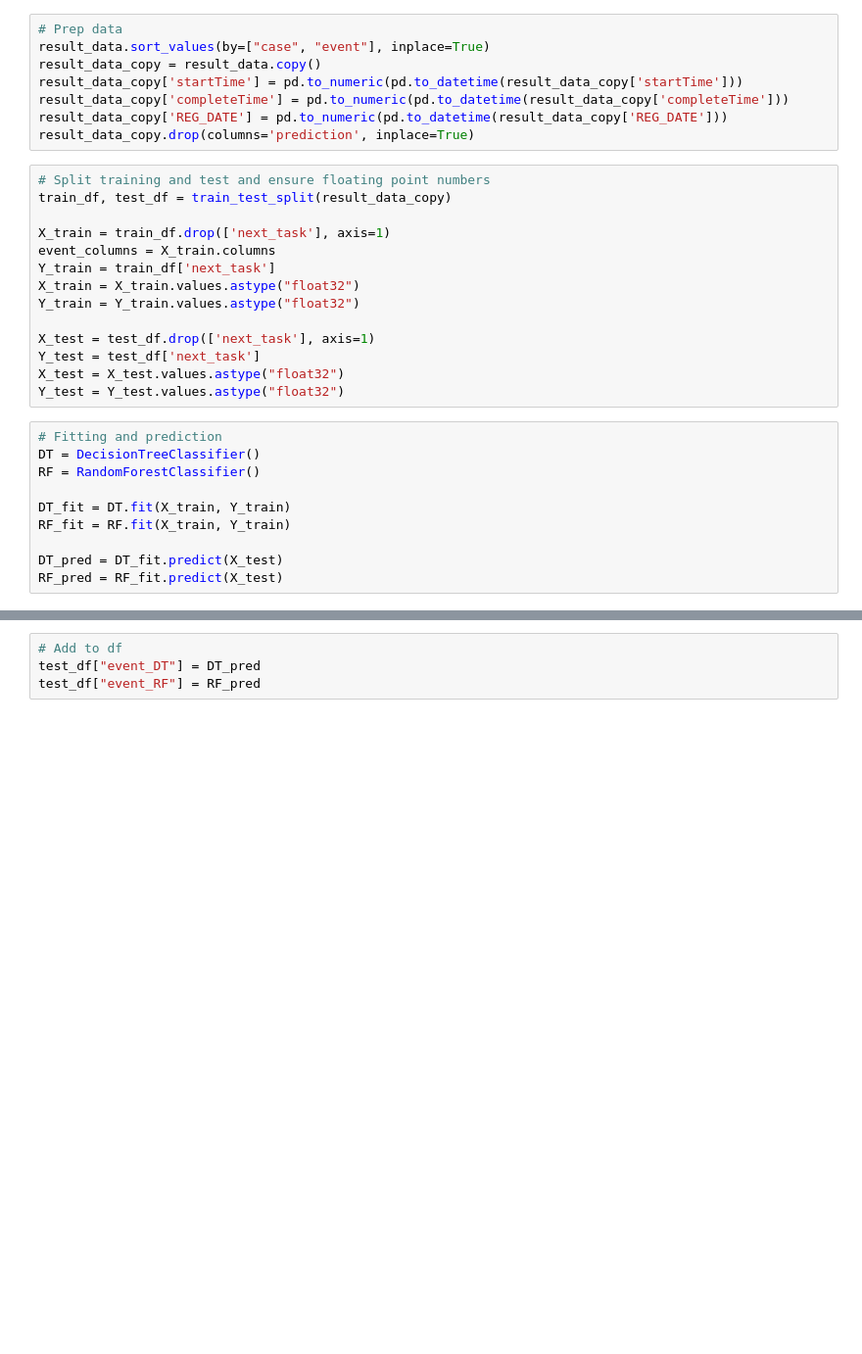
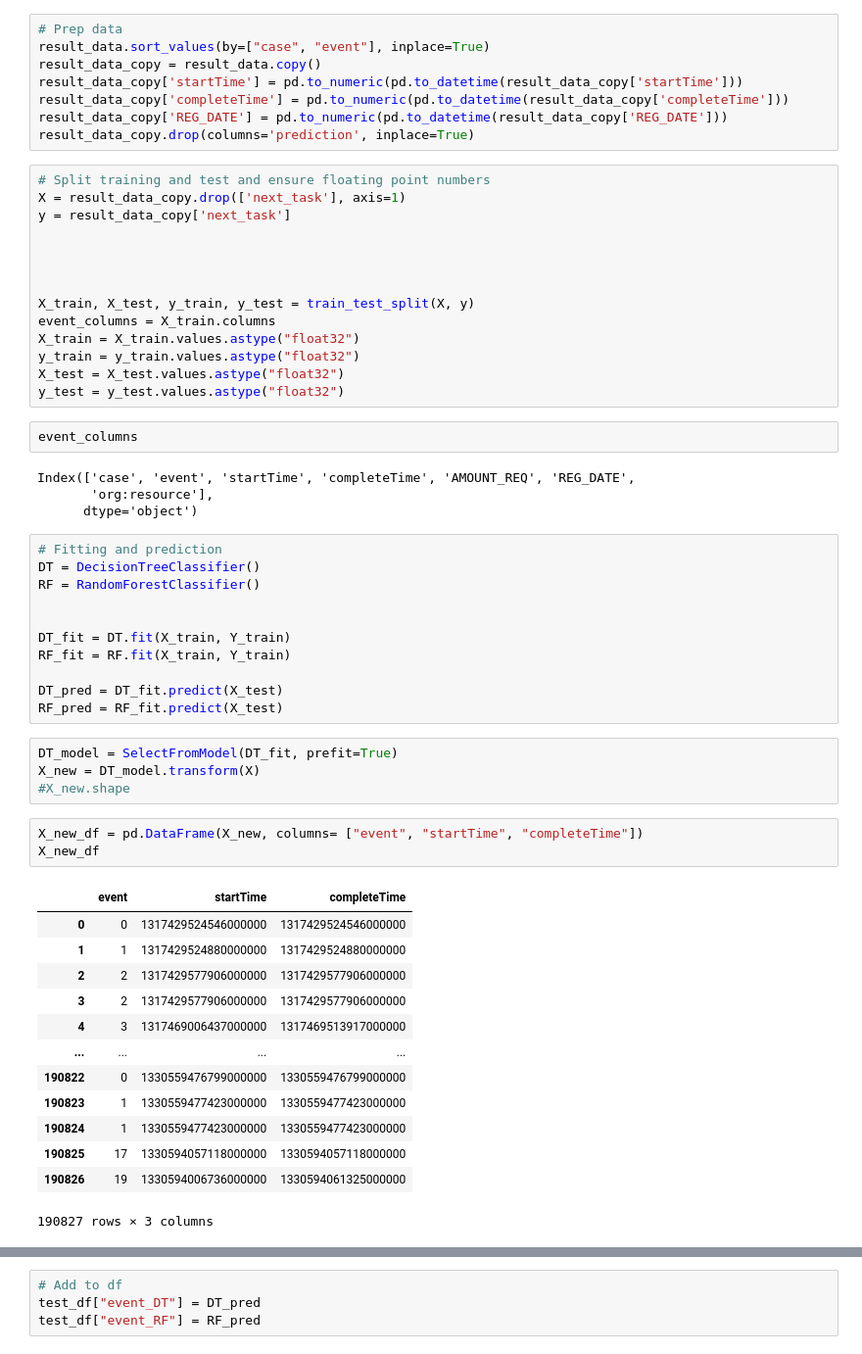
Before and after one commit to hbakardzhiev/DBL_Process_mining, a Jupyter notebook: draft.ipynb, the cells around one changed output, grey strips where cells are left out. Shown: that part at 98% size. Cells and saved outputs as stored; diff of their text form; blank space fills up the shorter version.

Commit message:
adding feature selection reduces accuracy

```diff
--- a/draft.ipynb
+++ b/draft.ipynb
@@ -511,28 +514,56 @@ result_data_copy['REG_DATE'] = pd.to_numeric(pd.to_datetime(result_data_copy['RE
 result_data_copy.drop(columns='prediction', inplace=True)
 # %%
 # Split training and test and ensure floating point numbers
-train_df, test_df = train_test_split(result_data_copy)
+X = result_data_copy.drop(['next_task'], axis=1)
+y = result_data_copy['next_task']
 
-X_train = train_df.drop(['next_task'], axis=1)
+
+
+
+X_train, X_test, y_train, y_test = train_test_split(X, y)
 event_columns = X_train.columns
-Y_train = train_df['next_task']
 X_train = X_train.values.astype("float32")
-Y_train = Y_train.values.astype("float32")
-
-X_test = test_df.drop(['next_task'], axis=1)
-Y_test = test_df['next_task']
+y_train = y_train.values.astype("float32")
 X_test = X_test.values.astype("float32")
-Y_test = Y_test.values.astype("float32")
+y_test = y_test.values.astype("float32")
+# %%
+event_columns
+# %% [output]
+Index(['case', 'event', 'startTime', 'completeTime', 'AMOUNT_REQ', 'REG_DATE',
+       'org:resource'],
+      dtype='object')
 # %%
 # Fitting and prediction
 DT = DecisionTreeClassifier()
 RF = RandomForestClassifier()
+
 
 DT_fit = DT.fit(X_train, Y_train)
 RF_fit = RF.fit(X_train, Y_train)
 
 DT_pred = DT_fit.predict(X_test)
 RF_pred = RF_fit.predict(X_test)
+# %%
+DT_model = SelectFromModel(DT_fit, prefit=True)
+X_new = DT_model.transform(X)
+#X_new.shape
+# %%
+X_new_df = pd.DataFrame(X_new, columns= ["event", "startTime", "completeTime"])
+X_new_df
+# %% [output]
+|  | event | startTime | completeTime |
+| 0 | 0 | 1317429524546000000 | 1317429524546000000 |
+| 1 | 1 | 1317429524880000000 | 1317429524880000000 |
+| 2 | 2 | 1317429577906000000 | 1317429577906000000 |
+| 3 | 2 | 1317429577906000000 | 1317429577906000000 |
+| 4 | 3 | 1317469006437000000 | 1317469513917000000 |
+| ... | ... | ... | ... |
+| 190822 | 0 | 1330559476799000000 | 1330559476799000000 |
+| 190823 | 1 | 1330559477423000000 | 1330559477423000000 |
+| 190824 | 1 | 1330559477423000000 | 1330559477423000000 |
+| 190825 | 17 | 1330594057118000000 | 1330594057118000000 |
+| 190826 | 19 | 1330594006736000000 | 1330594061325000000 |
+190827 rows × 3 columns
 # %%
 # Accuracy
 DT_pred = np.round(DT_pred)
```
Also changed, not shown: parts of 6 cells of this notebook, 1 other file.
